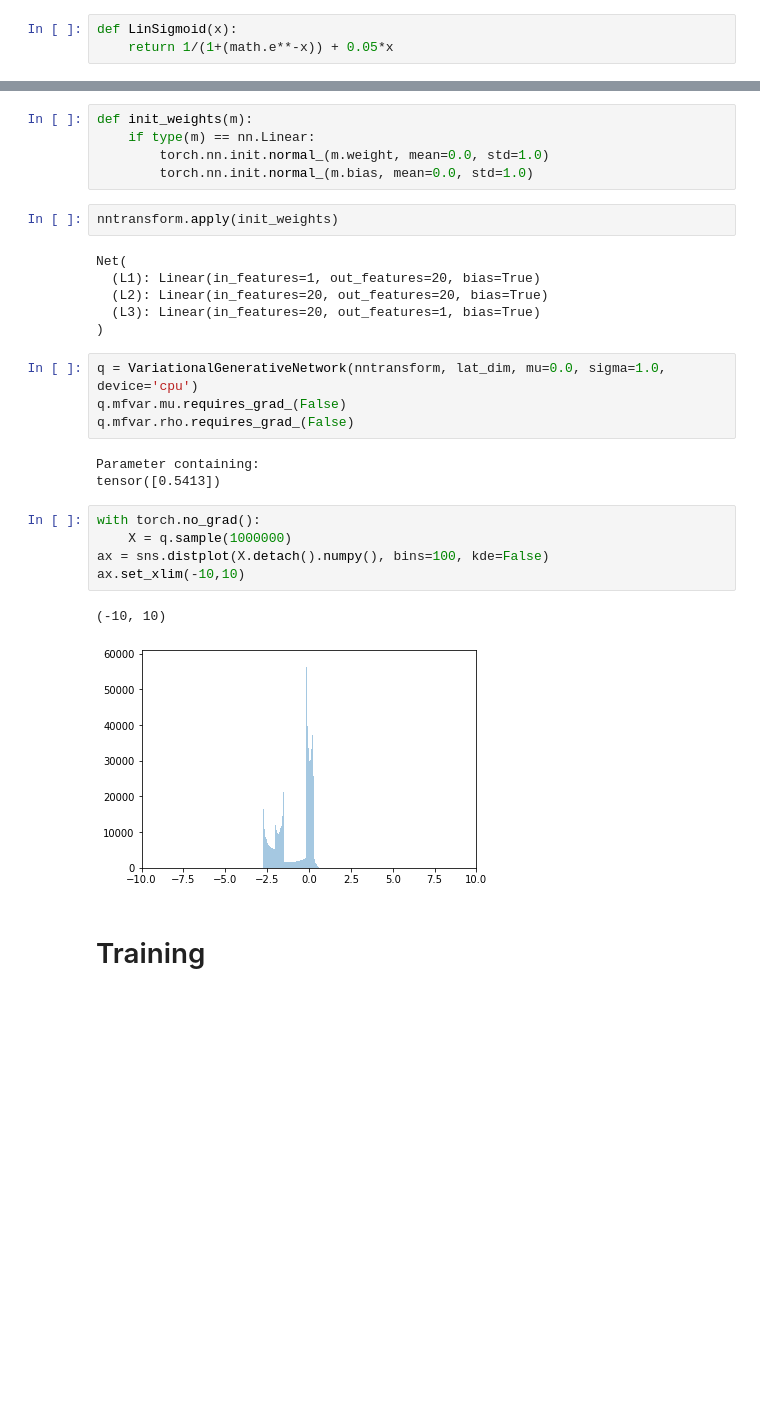
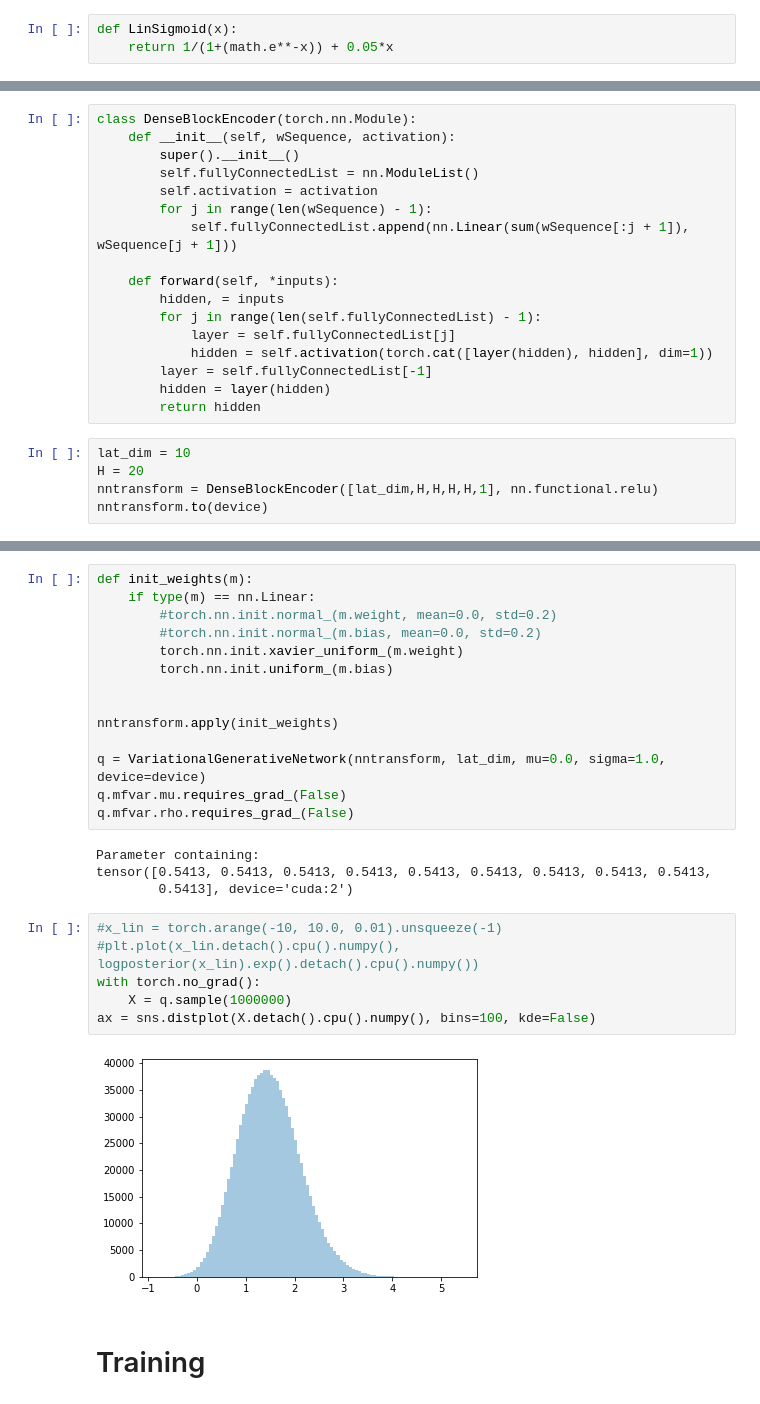
Before and after one commit to cortax/BayesianNN, a Jupyter notebook: BayesHypernet_with_KDE_1D.ipynb, the cells around one changed output, grey strips where cells are left out. Saved outputs shown, nothing was run; the diff lists cells and outputs as text; blank space fills up the shorter version.

```diff
--- a/BayesHypernet_with_KDE_1D.ipynb
+++ b/BayesHypernet_with_KDE_1D.ipynb
@@ -104,0 +118,22 @@ nntransform = Net(lat_dim,H)
+# %%
+class DenseBlockEncoder(torch.nn.Module):
+    def __init__(self, wSequence, activation):
+        super().__init__()
+        self.fullyConnectedList = nn.ModuleList()
+        self.activation = activation
+        for j in range(len(wSequence) - 1):
+            self.fullyConnectedList.append(nn.Linear(sum(wSequence[:j + 1]), wSequence[j + 1]))
+
+    def forward(self, *inputs):
+        hidden, = inputs
+        for j in range(len(self.fullyConnectedList) - 1):
+            layer = self.fullyConnectedList[j]
+            hidden = self.activation(torch.cat([layer(hidden), hidden], dim=1))
+        layer = self.fullyConnectedList[-1]
+        hidden = layer(hidden)
+        return hidden
+# %%
+lat_dim = 10
+H = 20
+nntransform = DenseBlockEncoder([lat_dim,H,H,H,H,1], nn.functional.relu)
+nntransform.to(device)
@@ -105,31 +150,29 @@ nntransform = Net(lat_dim,H)
 # %%
 def init_weights(m):
     if type(m) == nn.Linear:
-        torch.nn.init.normal_(m.weight, mean=0.0, std=1.0)
-        torch.nn.init.normal_(m.bias, mean=0.0, std=1.0)
+        #torch.nn.init.normal_(m.weight, mean=0.0, std=0.2)
+        #torch.nn.init.normal_(m.bias, mean=0.0, std=0.2)
+        torch.nn.init.xavier_uniform_(m.weight)
+        torch.nn.init.uniform_(m.bias)
+
+
+nntransform.apply(init_weights)
+
+q = VariationalGenerativeNetwork(nntransform, lat_dim, mu=0.0, sigma=1.0, device=device)
+q.mfvar.mu.requires_grad_(False)
+q.mfvar.rho.requires_grad_(False)
+# %% [output]
+Parameter containing:
+tensor([0.5413, 0.5413, 0.5413, 0.5413, 0.5413, 0.5413, 0.5413, 0.5413, 0.5413,
+        0.5413], device='cuda:2')
-# %%
-nntransform.apply(init_weights)
-# %% [output]
-Net(
-  (L1): Linear(in_features=1, out_features=20, bias=True)
-  (L2): Linear(in_features=20, out_features=20, bias=True)
-  (L3): Linear(in_features=20, out_features=1, bias=True)
-)
-# %%
-q = VariationalGenerativeNetwork(nntransform, lat_dim, mu=0.0, sigma=1.0, device='cpu')
-q.mfvar.mu.requires_grad_(False)
-q.mfvar.rho.requires_grad_(False)
-# %% [output]
-Parameter containing:
-tensor([0.5413])
 # %%
+#x_lin = torch.arange(-10, 10.0, 0.01).unsqueeze(-1)
+#plt.plot(x_lin.detach().cpu().numpy(), logposterior(x_lin).exp().detach().cpu().numpy())
 with torch.no_grad():
     X = q.sample(1000000)
-ax = sns.distplot(X.detach().numpy(), bins=100, kde=False)
-ax.set_xlim(-10,10)
+ax = sns.distplot(X.detach().cpu().numpy(), bins=100, kde=False)
 # %% [output]
-(-10, 10)
-[figure, old version]
+[figure, new version]
 # %% [markdown]
 # Training #
 # %%
```
Also changed, not shown: parts of 25 cells of this notebook.
